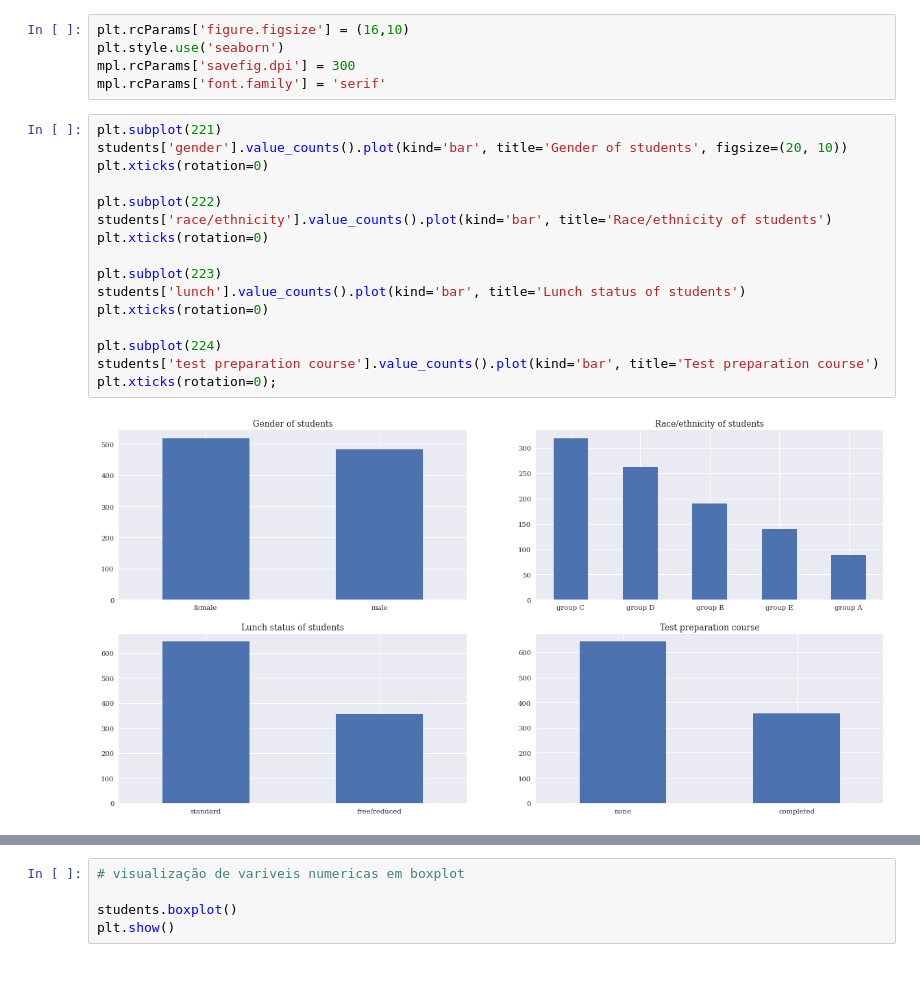
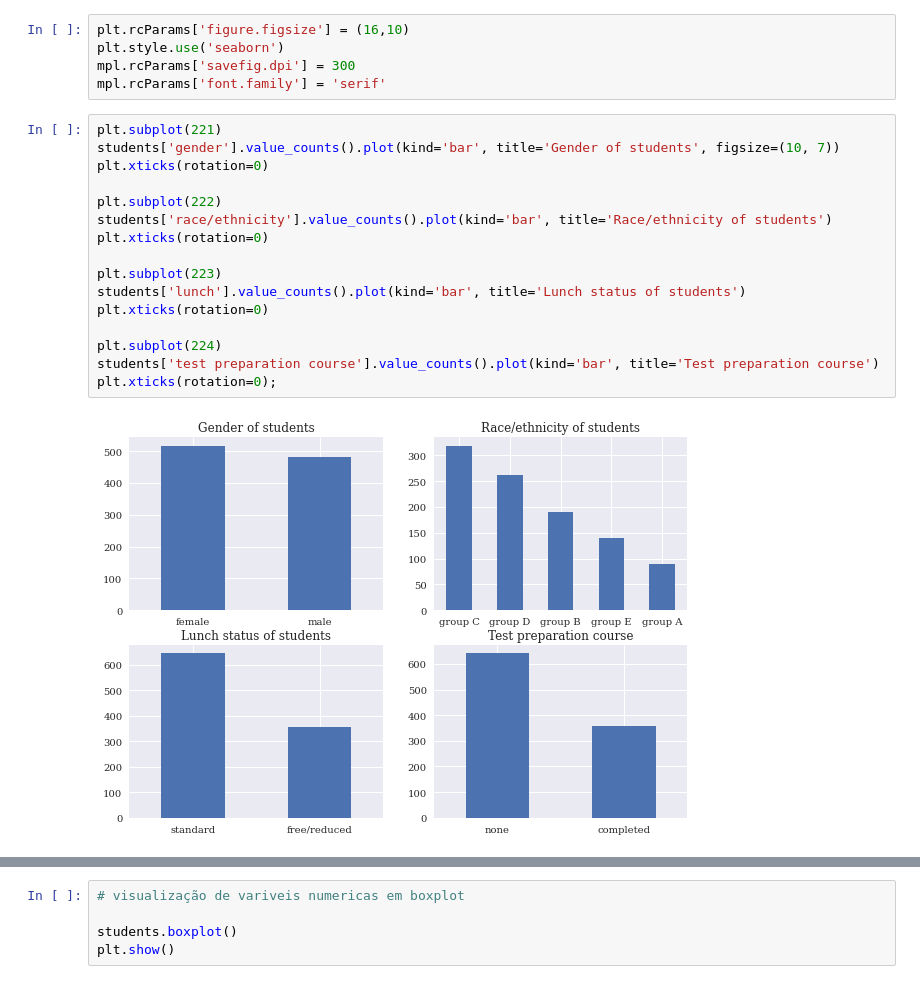
Before and after one commit to caiquemiranda/EDA-Exploratory-Data-Analysis-python, a Jupyter notebook: EDA-Student-perfomace.ipynb, the cells around one changed output, grey strips where cells are left out. Drawn from its saved outputs; the diff is of its cells as text.

```diff
--- a/EDA-Student-perfomace.ipynb
+++ b/EDA-Student-perfomace.ipynb
@@ -124,21 +124,21 @@ mpl.rcParams['savefig.dpi'] = 300
 mpl.rcParams['font.family'] = 'serif'
 # %%
 plt.subplot(221)
-students['gender'].value_counts().plot(kind='bar', title='Gender of students', figsize=(20, 10))
+students['gender'].value_counts().plot(kind='bar', title='Gender of students', figsize=(10, 7))
 plt.xticks(rotation=0)
 
 plt.subplot(222)
 students['race/ethnicity'].value_counts().plot(kind='bar', title='Race/ethnicity of students')
 plt.xticks(rotation=0)
 
 plt.subplot(223)
 students['lunch'].value_counts().plot(kind='bar', title='Lunch status of students')
 plt.xticks(rotation=0)
 
 plt.subplot(224)
 students['test preparation course'].value_counts().plot(kind='bar', title='Test preparation course')
 plt.xticks(rotation=0);
 # %% [output]
-[figure, old version]
+[figure, new version]
 # %%
 plt.subplot(221)
```
Also changed, not shown: parts of 3 cells of this notebook, 1 other file.
